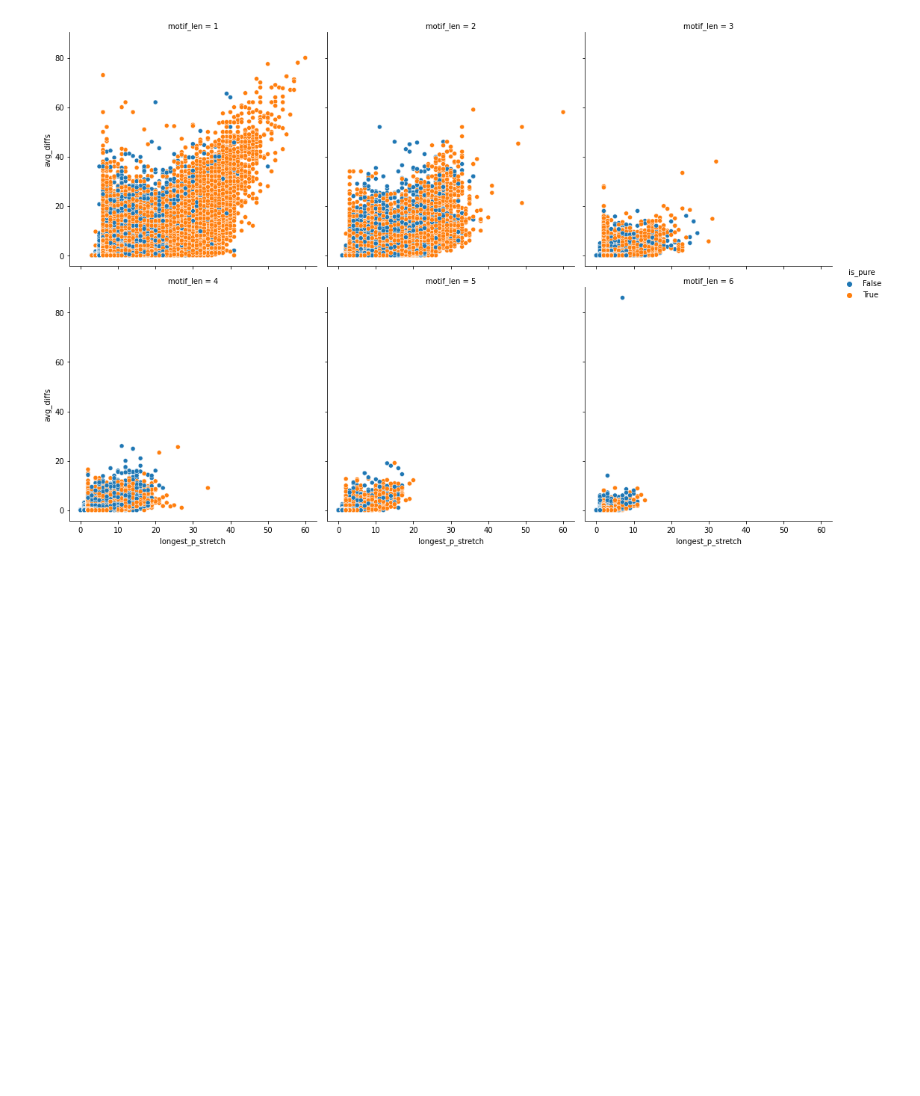
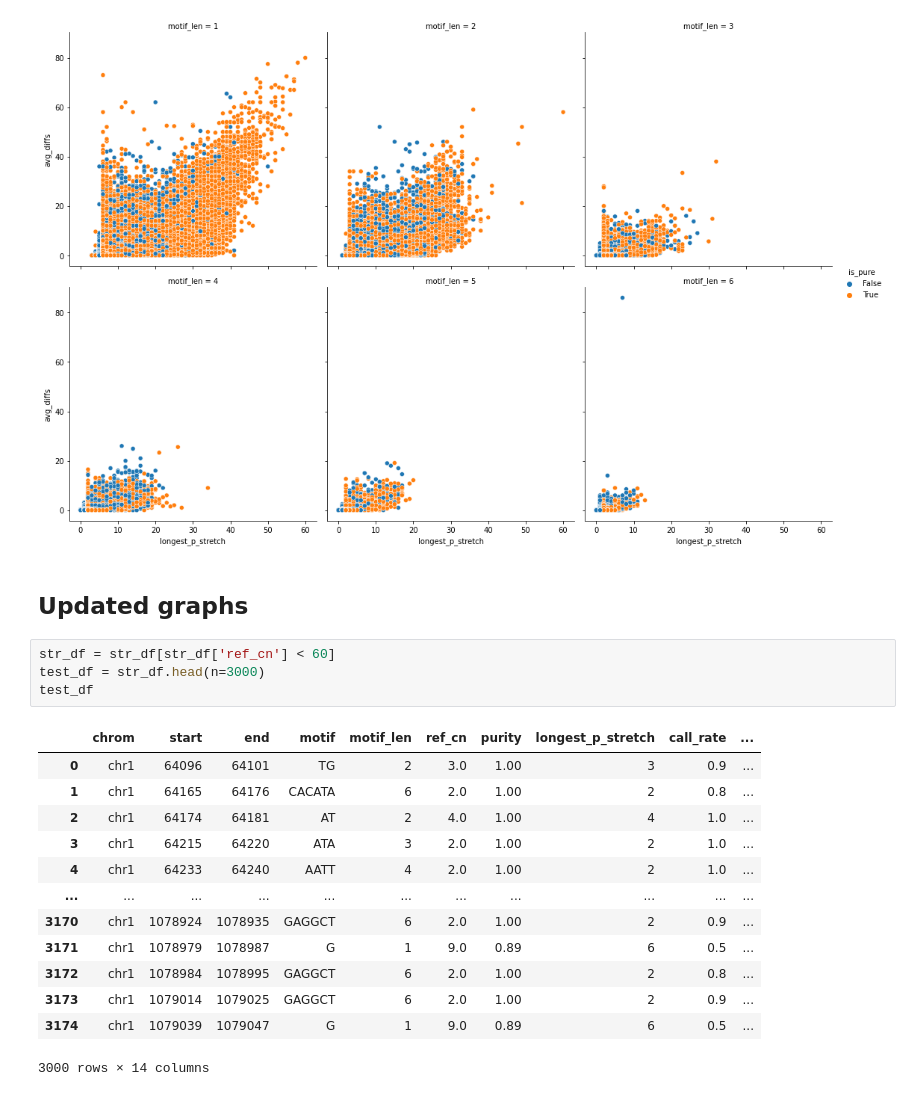
Before and after one commit to maverbiest/genotype_strs, a Jupyter notebook: notebooks/1000g_purity_var.ipynb, the cells around one changed output. Drawn from its saved outputs; the diff is of its cells as text; blank space fills up the shorter version.

```diff
--- a/notebooks/1000g_purity_var.ipynb
+++ b/notebooks/1000g_purity_var.ipynb
@@ -90,3 +90,23 @@ sns.relplot(x="longest_p_stretch", y="avg_diffs", col="motif_len", col_wrap=3, h
 # %% [output]
 <seaborn.axisgrid.FacetGrid at 0x...>
 [figure]
+# %% [markdown]
+## Updated graphs
+# %%
+str_df = str_df[str_df['ref_cn'] < 60]
+test_df = str_df.head(n=3000)
+test_df
+# %% [output]
+|  | chrom | start | end | motif | motif_len | ref_cn | purity | longest_p_stretch | call_rate | ... |
+| 0 | chr1 | 64096 | 64101 | TG | 2 | 3.0 | 1.00 | 3 | 0.9 | ... |
+| 1 | chr1 | 64165 | 64176 | CACATA | 6 | 2.0 | 1.00 | 2 | 0.8 | ... |
+| 2 | chr1 | 64174 | 64181 | AT | 2 | 4.0 | 1.00 | 4 | 1.0 | ... |
+| 3 | chr1 | 64215 | 64220 | ATA | 3 | 2.0 | 1.00 | 2 | 1.0 | ... |
+| 4 | chr1 | 64233 | 64240 | AATT | 4 | 2.0 | 1.00 | 2 | 1.0 | ... |
+| ... | ... | ... | ... | ... | ... | ... | ... | ... | ... | ... |
+| 3170 | chr1 | 1078924 | 1078935 | GAGGCT | 6 | 2.0 | 1.00 | 2 | 0.9 | ... |
+| 3171 | chr1 | 1078979 | 1078987 | G | 1 | 9.0 | 0.89 | 6 | 0.5 | ... |
+| 3172 | chr1 | 1078984 | 1078995 | GAGGCT | 6 | 2.0 | 1.00 | 2 | 0.8 | ... |
+| 3173 | chr1 | 1079014 | 1079025 | GAGGCT | 6 | 2.0 | 1.00 | 2 | 0.9 | ... |
+| 3174 | chr1 | 1079039 | 1079047 | G | 1 | 9.0 | 0.89 | 6 | 0.5 | ... |
+3000 rows × 14 columns
```
Also changed, not shown: parts of 3 cells of this notebook, 5 other files.
